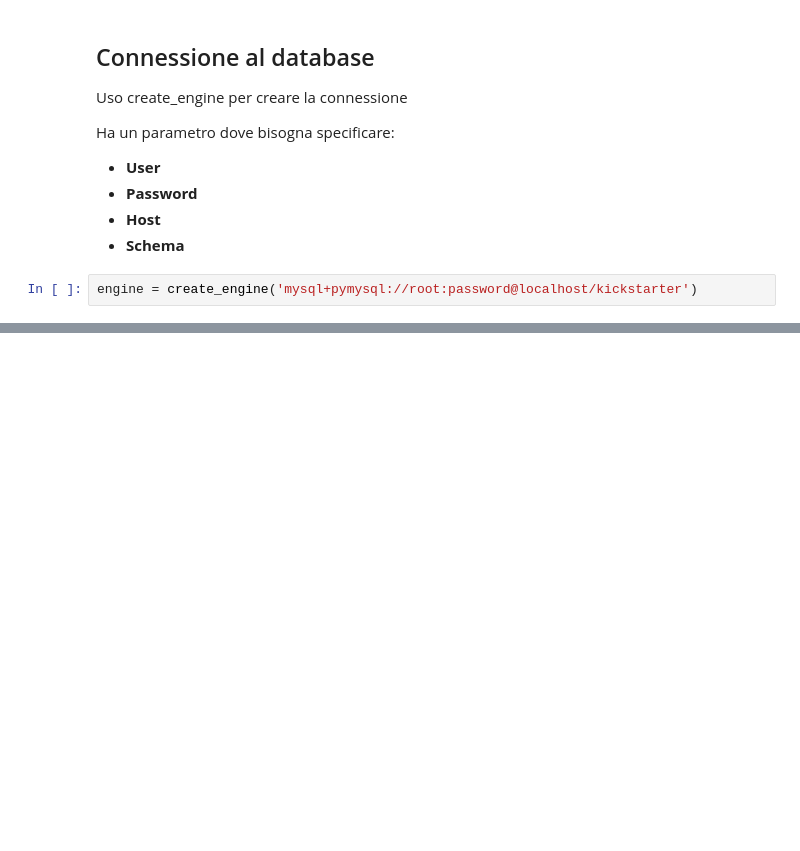
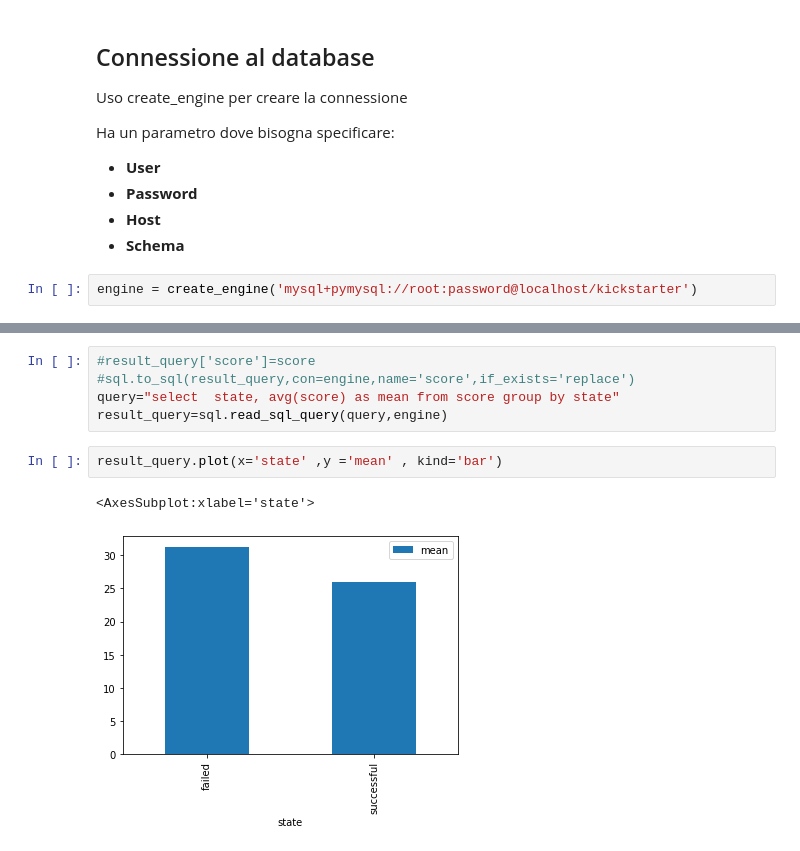
Before and after one commit to AlessandroCapici/Tesi_Triennale, a Jupyter notebook: Analisi dati.ipynb, the cells around one changed output, grey strips where cells are left out. Saved outputs shown, nothing was run; the diff lists cells and outputs as text; blank space fills up the shorter version.

```diff
--- a/Analisi dati.ipynb
+++ b/Analisi dati.ipynb
@@ -34,0 +54,10 @@ plt.imshow(a)
+# %%
+#result_query['score']=score
+#sql.to_sql(result_query,con=engine,name='score',if_exists='replace')
+query="select  state, avg(score) as mean from score group by state"
+result_query=sql.read_sql_query(query,engine)
+# %%
+result_query.plot(x='state' ,y ='mean' , kind='bar')
+# %% [output]
+<AxesSubplot:xlabel='state'>
+[figure, added]
```
Also changed, not shown: parts of 14 cells of this notebook.
